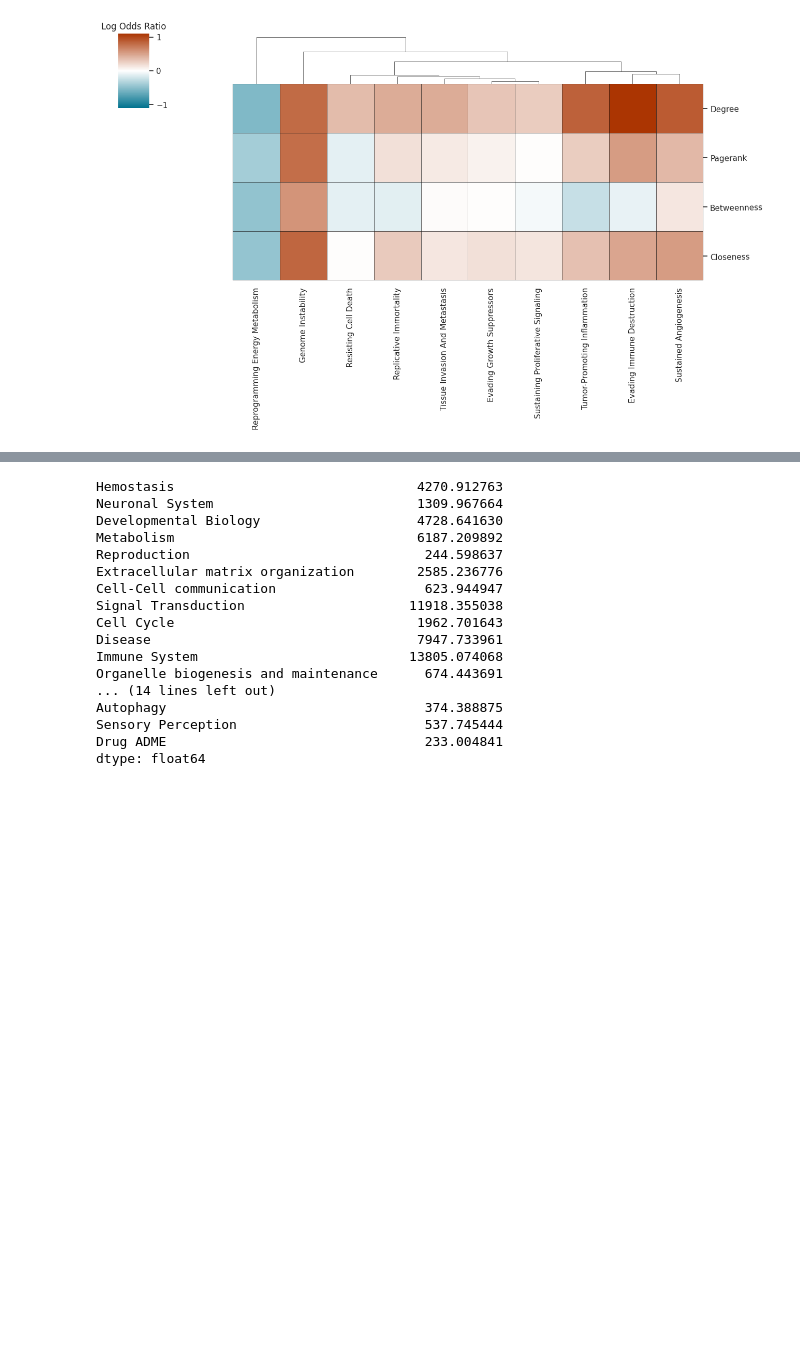
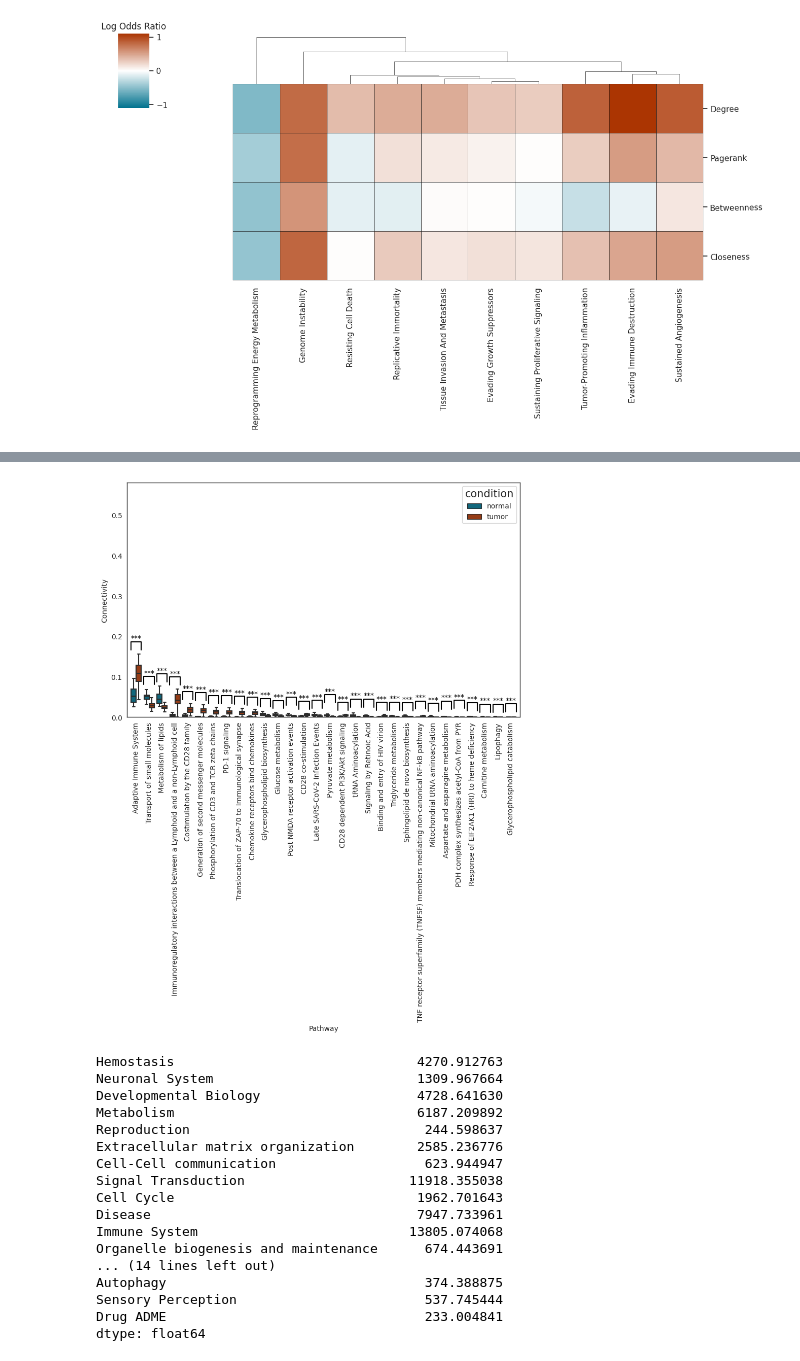
Before and after one commit to lorenzoamir/cci_circuits_paper_2025, a Jupyter notebook: code/notebook.ipynb, the cells around one changed output, grey strips where cells are left out. Drawn from its saved outputs; the diff is of its cells as text; code cells hidden in the pictures; blank space fills up the shorter version.

```diff
--- a/code/notebook.ipynb
+++ b/code/notebook.ipynb
@@ -1714,15 +1614,3 @@ plt.savefig('/home/lnemati/pathway_crosstalk/results/figures/hubs/hallmarks_odds
 [figure]
 # %%
 # Try hubs connected to pws insted of pw enrichment
-# %%
-def find_files(filename, search_path):
-    result = []
-    for root, dirs, files in os.walk(search_path):
-        if filename in files:
-            result.append(os.path.join(root, filename))
-    return result
-
-# Example usage:
-search_path = '/projects/bioinformatics/DB/Xena/TCGA_GTEX/by_tissue_primary_vs_normal'
-filename = 'hubs_connectivities.csv'
-matches = find_files(filename, search_path)
@@ -1942,0 +1705,4 @@ UFuncTypeError: ufunc 'less_equal' did not contain a loop with signature matchin
+# %%
+df, pvals = hub_connectivities('hubs_connectivities_all.csv')
+# %%
+sns.boxplot(df.set_index('Pathway').loc['PD-1 signaling'], y='Connectivity')
@@ -1942,0 +1715,3 @@ UFuncTypeError: ufunc 'less_equal' did not contain a loop with signature matchin
+# %%
+for i, pw in enumerate(pvals.sort_values().head(20).index):
+    print(i, pw)
@@ -1943,3 +1831,7 @@ UFuncTypeError: ufunc 'less_equal' did not contain a loop with signature matchin
+# %%
+plot_pathway_connectivity(df, pvals, significance=5e-5)
+# %% [output]
+[figure, added]
 # %%
 tdf.mean()
 # %% [output]
```
Also changed, not shown: parts of 69 cells of this notebook, 7 other files.
